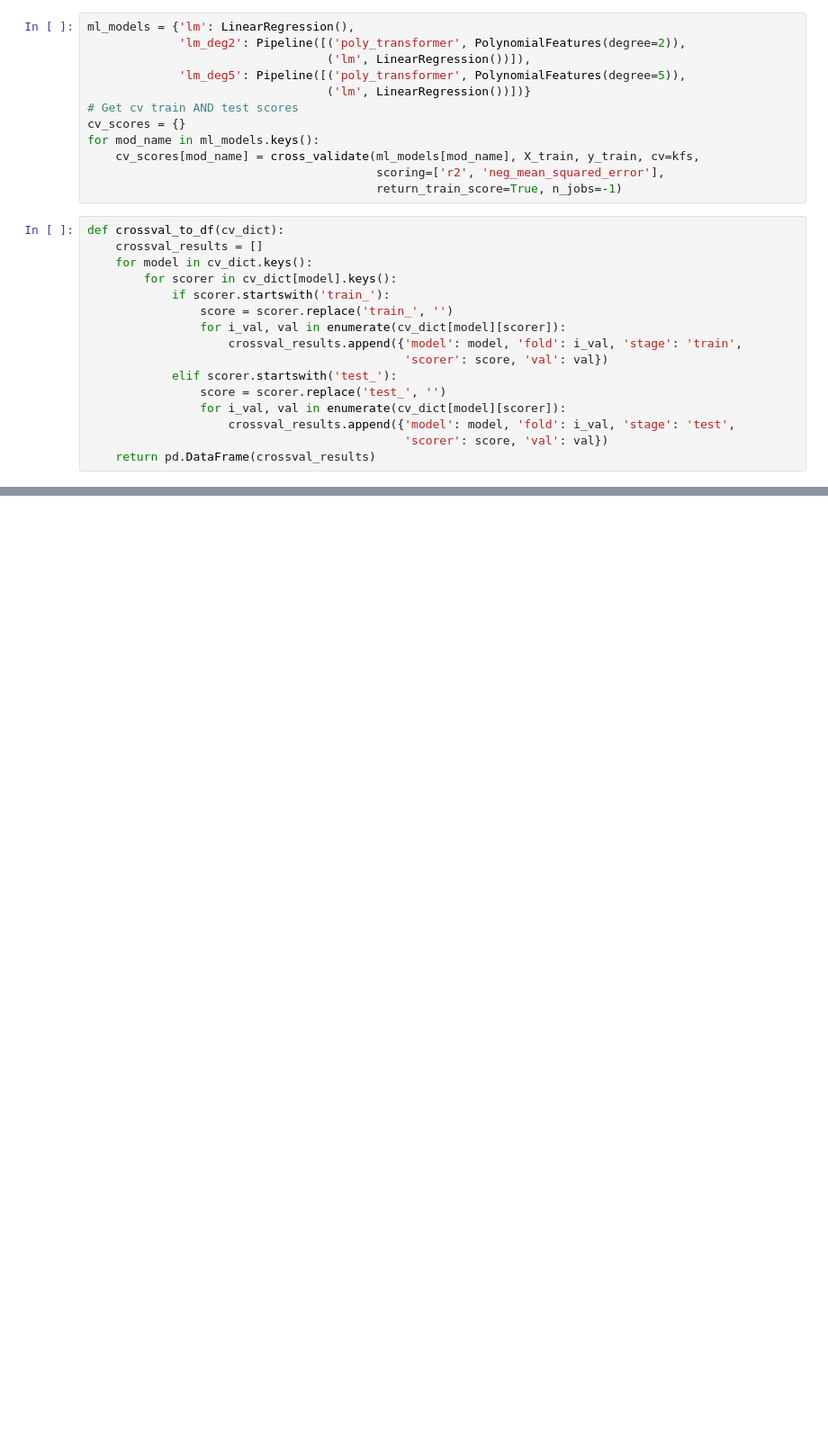
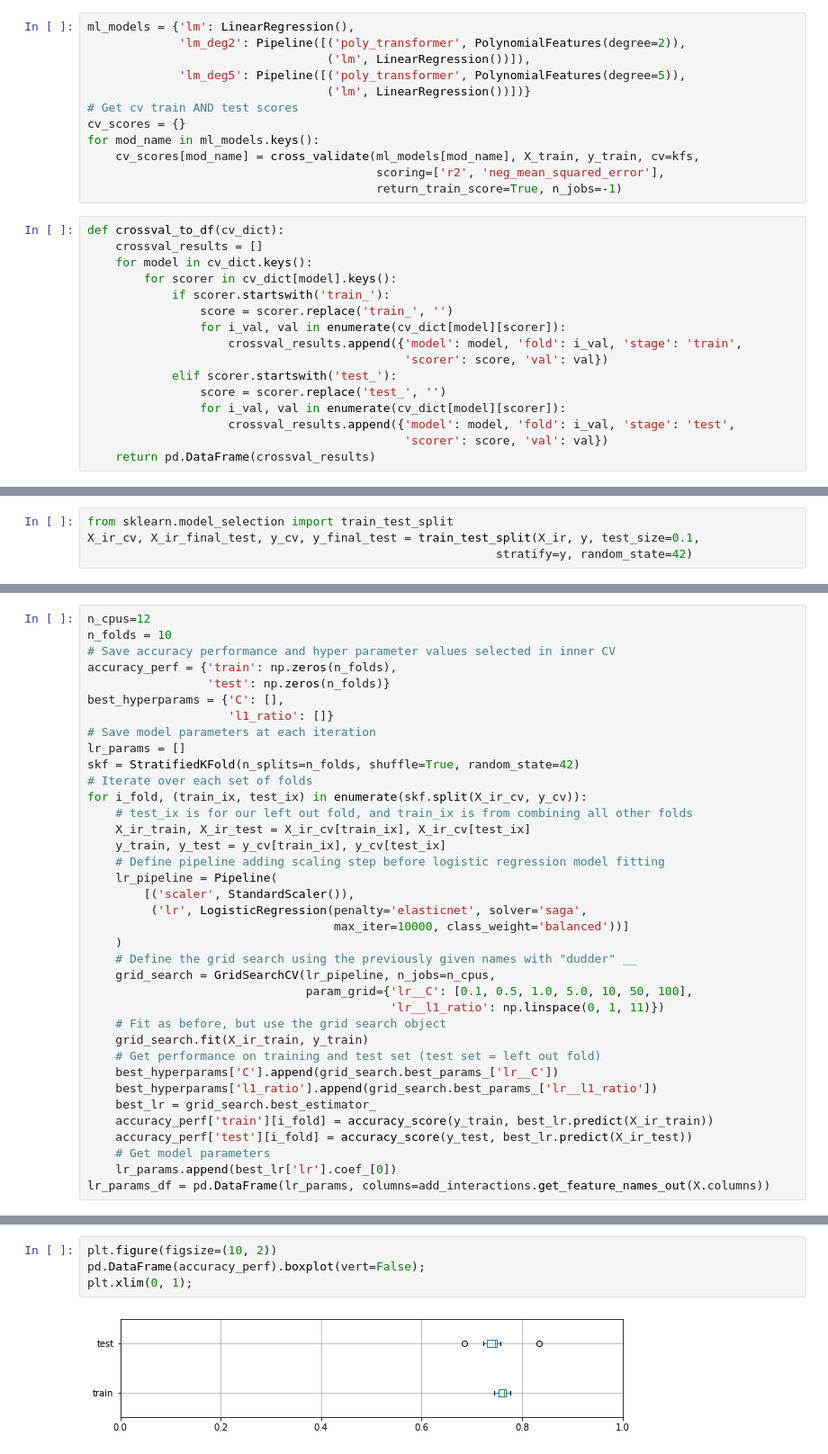
Before and after one commit to ds-courses/ml-series, a Jupyter notebook: ML_series.ipynb, the cells around one changed output, grey strips where cells are left out. Shown at 90% size. Saved outputs shown, nothing was run; the diff lists cells and outputs as text; blank space fills up the shorter version.

```diff
--- a/ML_series.ipynb
+++ b/ML_series.ipynb
@@ -407,0 +853,4 @@ for mod_name in crossval_df['model'].unique():
+# %%
+from sklearn.model_selection import train_test_split
+X_ir_cv, X_ir_final_test, y_cv, y_final_test = train_test_split(X_ir, y, test_size=0.1,
+                                                          stratify=y, random_state=42)
@@ -407,0 +875,37 @@ for mod_name in crossval_df['model'].unique():
+# %%
+n_cpus=12
+n_folds = 10
+# Save accuracy performance and hyper parameter values selected in inner CV
+accuracy_perf = {'train': np.zeros(n_folds),
+                 'test': np.zeros(n_folds)}
+best_hyperparams = {'C': [],
+                    'l1_ratio': []}
+# Save model parameters at each iteration
+lr_params = []
+skf = StratifiedKFold(n_splits=n_folds, shuffle=True, random_state=42)
+# Iterate over each set of folds
+for i_fold, (train_ix, test_ix) in enumerate(skf.split(X_ir_cv, y_cv)):
+    # test_ix is for our left out fold, and train_ix is from combining all other folds
+    X_ir_train, X_ir_test = X_ir_cv[train_ix], X_ir_cv[test_ix]
+    y_train, y_test = y_cv[train_ix], y_cv[test_ix]
+    # Define pipeline adding scaling step before logistic regression model fitting
+    lr_pipeline = Pipeline(
+        [('scaler', StandardScaler()),
+         ('lr', LogisticRegression(penalty='elasticnet', solver='saga',
+                                   max_iter=10000, class_weight='balanced'))]
+    )
+    # Define the grid search using the previously given names with "dudder" __
+    grid_search = GridSearchCV(lr_pipeline, n_jobs=n_cpus,
+                               param_grid={'lr__C': [0.1, 0.5, 1.0, 5.0, 10, 50, 100],
+                                           'lr__l1_ratio': np.linspace(0, 1, 11)})
+    # Fit as before, but use the grid search object
+    grid_search.fit(X_ir_train, y_train)
+    # Get performance on training and test set (test set = left out fold)
+    best_hyperparams['C'].append(grid_search.best_params_['lr__C'])
+    best_hyperparams['l1_ratio'].append(grid_search.best_params_['lr__l1_ratio'])
+    best_lr = grid_search.best_estimator_
+    accuracy_perf['train'][i_fold] = accuracy_score(y_train, best_lr.predict(X_ir_train))
+    accuracy_perf['test'][i_fold] = accuracy_score(y_test, best_lr.predict(X_ir_test))
+    # Get model parameters
+    lr_params.append(best_lr['lr'].coef_[0])
+lr_params_df = pd.DataFrame(lr_params, columns=add_interactions.get_feature_names_out(X.columns))
@@ -407,0 +937,6 @@ for mod_name in crossval_df['model'].unique():
+# %%
+plt.figure(figsize=(10, 2))
+pd.DataFrame(accuracy_perf).boxplot(vert=False);
+plt.xlim(0, 1);
+# %% [output]
+[figure, added]
```
Also changed, not shown: parts of 123 cells of this notebook, 2 other files.
